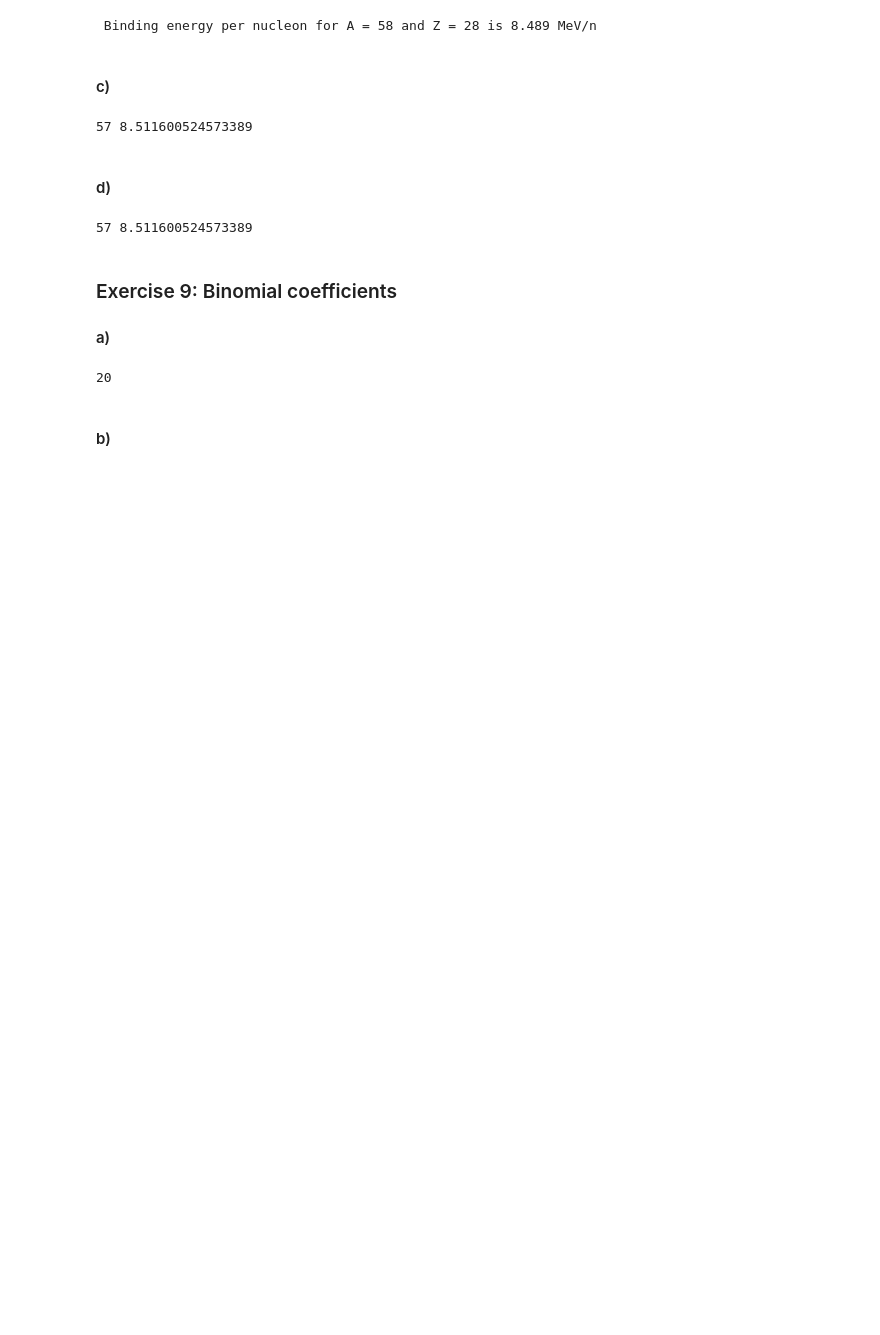
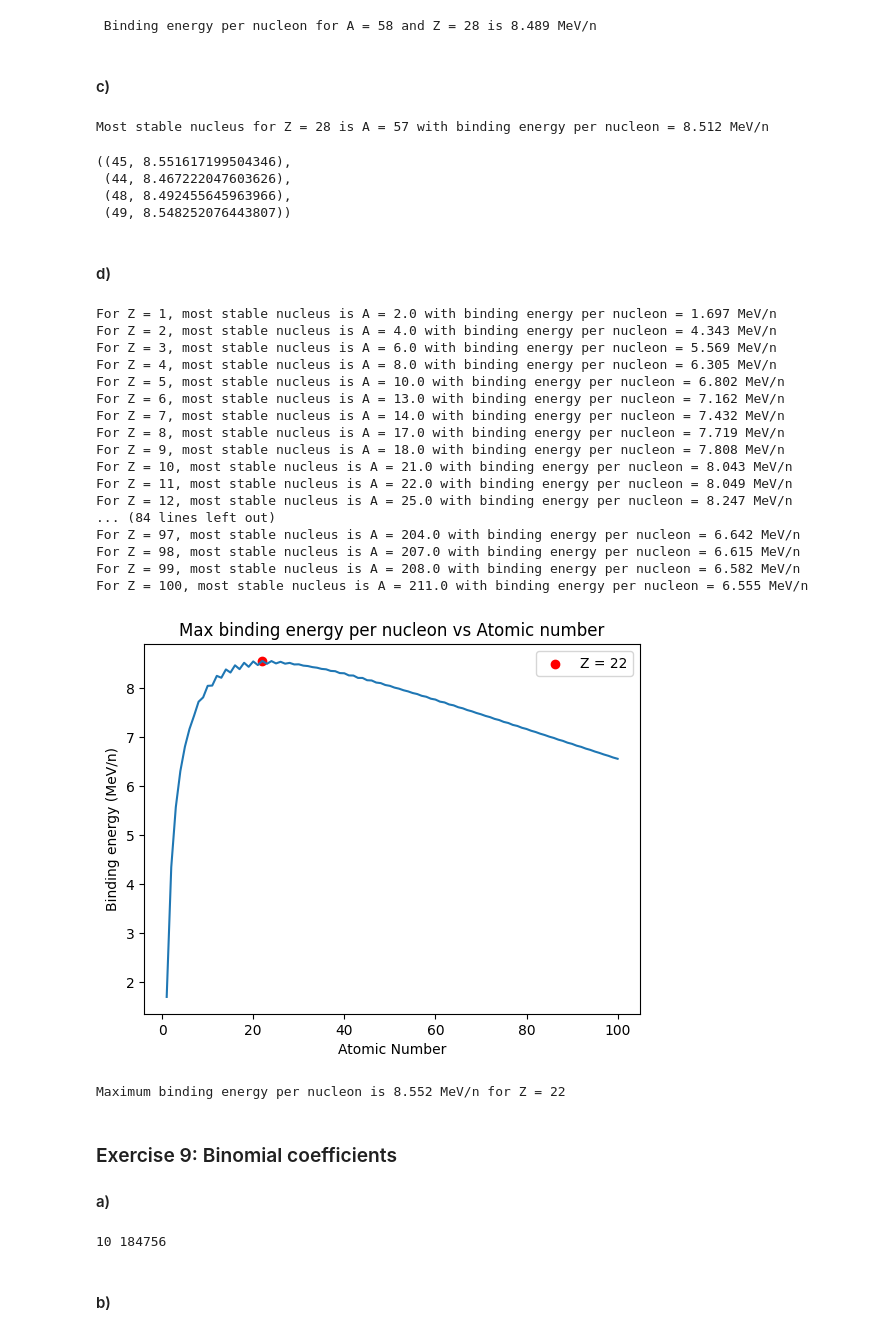
Before and after one commit to AtharvSuryawanshi/Computational-Physics, a Jupyter notebook: Suryawanshi_Atharv_HW1.ipynb, the cells around one changed output. Saved outputs shown, nothing was run; the diff lists cells and outputs as text; code cells hidden in the pictures; blank space fills up the shorter version.

```diff
--- a/Suryawanshi_Atharv_HW1.ipynb
+++ b/Suryawanshi_Atharv_HW1.ipynb
@@ -199,26 +189,58 @@ print(f" Binding energy per nucleon for A = 58 and Z = 28 is {binding_energy_per
 def stable_nucleus_A(Z):
     A_array = np.arange(Z, 3*Z+1)
     B_per_nucleons = binding_energy_per_nucleon(A_array, Z)
+    return A_array[np.argmax(B_per_nucleons)], B_per_nucleons[np.argmax(B_per_nucleons)]
 
-    return A_array[np.argmax(B_per_nucleons)], B_per_nucleons[np.argmax(B_per_nucleons)], B_per_nucleons
-
-A, B, Barray = stable_nucleus_A(28)
-print(A, B)
+A, B = stable_nucleus_A(28)
+print(f"Most stable nucleus for Z = 28 is A = {A} with binding energy per nucleon = {B:.3f} MeV/n")
 # %% [output]
-57 8.511600524573389
+Most stable nucleus for Z = 28 is A = 57 with binding energy per nucleon = 8.512 MeV/n
+# %%
+stable_nucleus_A(22), stable_nucleus_A(21), stable_nucleus_A(23), stable_nucleus_A(24)
+# %% [output]
+((45, 8.551617199504346),
+ (44, 8.467222047603626),
+ (48, 8.492455645963966),
+ (49, 8.548252076443807))
 # %% [markdown]
 #### d)
-# %%
-def stable_nucleus_A_100(Z):
-    A_array = np.arange(1, 101)
-    B_per_nucleons = binding_energy_per_nucleon(A_array, Z)
-    return A_array[np.argmax(B_per_nucleons)], B_per_nucleons[np.argmax(B_per_nucleons)], B_per_nucleons
-
-A, B, Barray = stable_nucleus_A_100(28)
-print(A, B)
-# fuck fix this
-# %% [output]
-57 8.511600524573389
+# %%
+def stable_nucleus_for_Z(lower, upper):
+    stable_A, stable_B = np.zeros(upper-lower), np.zeros(upper-lower)
+    for Z in np.arange(lower, upper):
+        stable_A[Z-1], stable_B[Z-1] = stable_nucleus_A(Z) # correction for indexing
+        print(f"For Z = {Z}, most stable nucleus is A = {stable_A[Z-1]} with binding energy per nucleon = {stable_B[Z-1]:.3f} MeV/n")
+    return stable_A, stable_B, np.arange(lower, upper)
+
+stable_A, stable_B, Z_values = stable_nucleus_for_Z(1, 101) # from 1 to 100
+plt.title("Max binding energy per nucleon vs Atomic number")
+plt.plot(Z_values, stable_B)
+plt.scatter(np.argmax(stable_B)+1, np.max(stable_B), color='red', label = f"Z = {np.argmax(stable_B)+1}")
+plt.ylabel("Binding energy (MeV/n)")
+plt.xlabel("Atomic Number")
+plt.legend()
+plt.show()
+print(f"Maximum binding energy per nucleon is {np.max(stable_B):.3f} MeV/n for Z = {np.argmax(stable_B)+1}")
+# %% [output]
+For Z = 1, most stable nucleus is A = 2.0 with binding energy per nucleon = 1.697 MeV/n
+For Z = 2, most stable nucleus is A = 4.0 with binding energy per nucleon = 4.343 MeV/n
+For Z = 3, most stable nucleus is A = 6.0 with binding energy per nucleon = 5.569 MeV/n
+For Z = 4, most stable nucleus is A = 8.0 with binding energy per nucleon = 6.305 MeV/n
+For Z = 5, most stable nucleus is A = 10.0 with binding energy per nucleon = 6.802 MeV/n
+For Z = 6, most stable nucleus is A = 13.0 with binding energy per nucleon = 7.162 MeV/n
+For Z = 7, most stable nucleus is A = 14.0 with binding energy per nucleon = 7.432 MeV/n
+For Z = 8, most stable nucleus is A = 17.0 with binding energy per nucleon = 7.719 MeV/n
+For Z = 9, most stable nucleus is A = 18.0 with binding energy per nucleon = 7.808 MeV/n
+For Z = 10, most stable nucleus is A = 21.0 with binding energy per nucleon = 8.043 MeV/n
+For Z = 11, most stable nucleus is A = 22.0 with binding energy per nucleon = 8.049 MeV/n
+For Z = 12, most stable nucleus is A = 25.0 with binding energy per nucleon = 8.247 MeV/n
+... (84 lines left out)
+For Z = 97, most stable nucleus is A = 204.0 with binding energy per nucleon = 6.642 MeV/n
+For Z = 98, most stable nucleus is A = 207.0 with binding energy per nucleon = 6.615 MeV/n
+For Z = 99, most stable nucleus is A = 208.0 with binding energy per nucleon = 6.582 MeV/n
+For Z = 100, most stable nucleus is A = 211.0 with binding energy per nucleon = 6.555 MeV/n
+[figure, added]
+Maximum binding energy per nucleon is 8.552 MeV/n for Z = 22
 # %% [markdown]
 ### Exercise 9: Binomial coefficients
 #### a)
@@ -238,12 +260,12 @@ def nCr(n, k):
         return 1
     k = min(k, n-k)
     output = 1
-    for i in range(1, k+1):
+    for i in range(1, k+1): # performs multiplication, one step at a time preventing overflow
         output *= (n - i + 1)/(i)
     return int(np.rint(output))
-nCr(20, 1)
+print(nCr(5, 3), nCr(20, 10))
 # %% [output]
-20
+10 184756
 # %% [markdown]
 #### b)
 # %%
```
Also changed, not shown: parts of 12 cells of this notebook.
